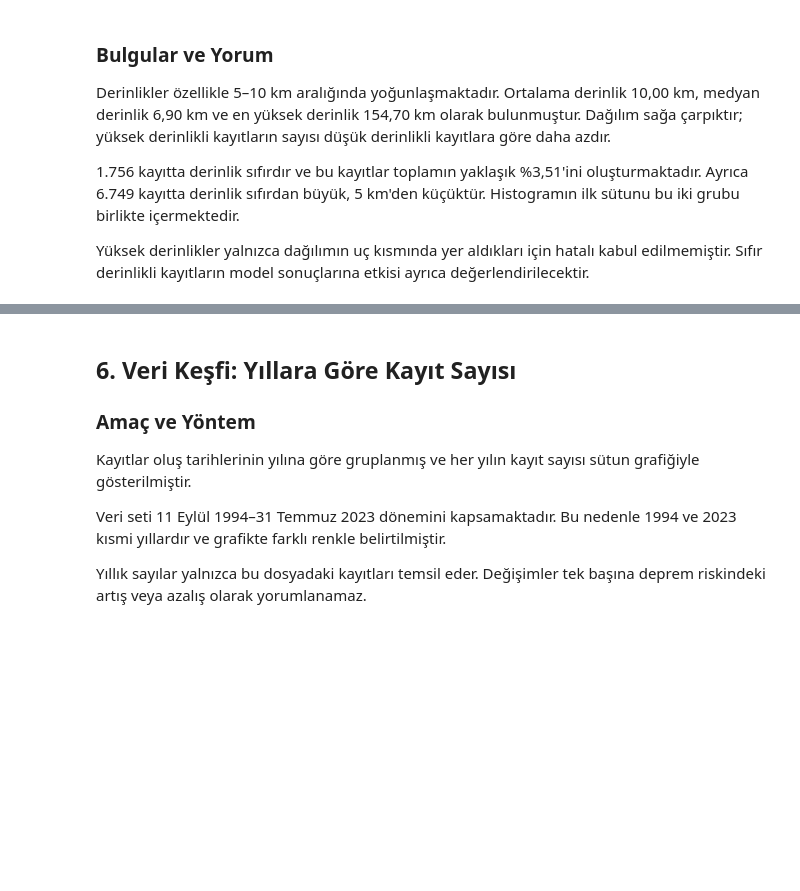
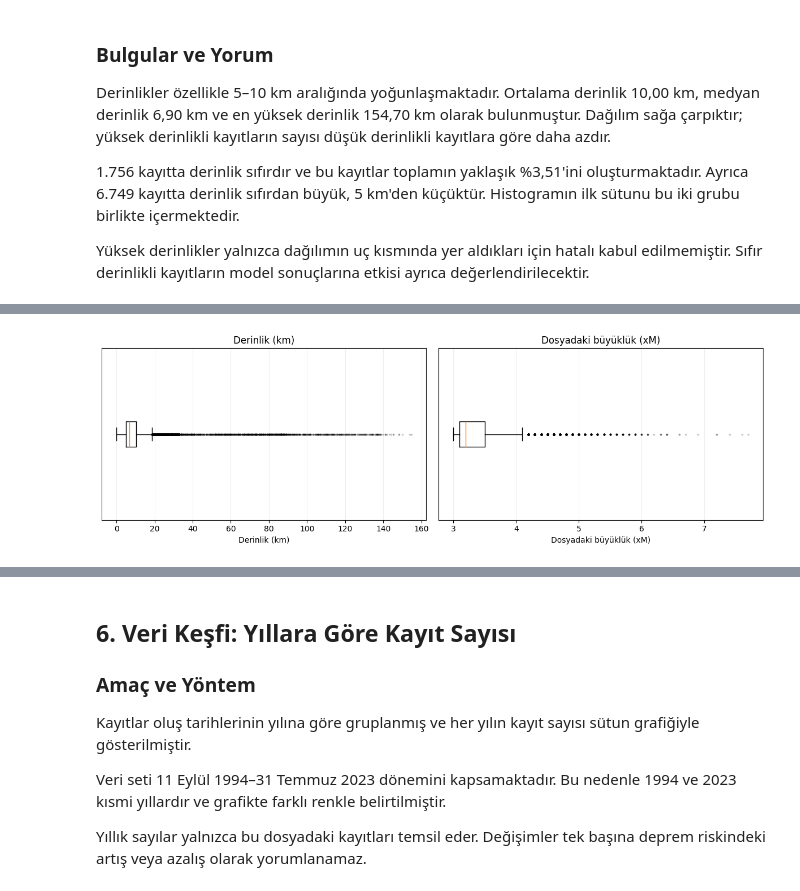
Before and after one commit to rna03/turkiye-deprem-kumeleme, a Jupyter notebook: Turkiye_Deprem_Kumeleme.ipynb, the cells around one changed output, grey strips where cells are left out. Drawn from its saved outputs; the diff is of its cells as text; code cells hidden in the pictures; blank space fills up the shorter version.

```diff
--- a/Turkiye_Deprem_Kumeleme.ipynb
+++ b/Turkiye_Deprem_Kumeleme.ipynb
@@ -442,0 +461,90 @@ model sonuçlarına etkisi ayrıca değerlendirilecektir.
+# %%
+# Ana çalışma tablosunu değiştirmeden inceleme yap.
+aykiri_inceleme = deprem.copy()
+iqr_sonuclari = []
+
+for sutun in ["derinlik_km", "buyukluk"]:
+    degerler = aykiri_inceleme[sutun]
+
+    q1 = degerler.quantile(0.25)
+    q3 = degerler.quantile(0.75)
+    iqr = q3 - q1
+
+    alt_sinir = q1 - 1.5 * iqr
+    ust_sinir = q3 + 1.5 * iqr
+
+    altinda = degerler.lt(alt_sinir)
+    ustunde = degerler.gt(ust_sinir)
+    aday = altinda | ustunde
+
+    aykiri_inceleme[f"{sutun}_iqr_adayi"] = aday
+
+    iqr_sonuclari.append({
+        "ozellik": sutun,
+        "Q1": q1,
+        "Q3": q3,
+        "IQR": iqr,
+        "alt_sinir": alt_sinir,
+        "ust_sinir": ust_sinir,
+        "altinda_kayit": int(altinda.sum()),
+        "ustunde_kayit": int(ustunde.sum()),
+        "aday_orani_yuzde": aday.mean() * 100
+    })
+
+iqr_ozet = pd.DataFrame(iqr_sonuclari).set_index("ozellik")
+display(iqr_ozet.round(3))
+
+# İki alandan en az birinde işaretlenen kayıtları say.
+aday_sutunlari = [
+    "derinlik_km_iqr_adayi",
+    "buyukluk_iqr_adayi"
+]
+
+herhangi_biri = aykiri_inceleme[aday_sutunlari].any(axis=1)
+ikisi_birden = aykiri_inceleme[aday_sutunlari].all(axis=1)
+
+print("En az bir alanda IQR adayı:", herhangi_biri.sum())
+print("Her iki alanda IQR adayı:", ikisi_birden.sum())
+print("Bu işlemde silinen kayıt: 0")
+
+# Kutu grafikleri: kutu Q1–Q3 aralığını, ortadaki çizgi
+# medyanı, bıyık dışındaki noktalar uç gözlemleri gösterir.
+fig, axes = plt.subplots(1, 2, figsize=(12, 4))
+
+for ax, sutun, baslik in zip(
+    axes,
+    ["derinlik_km", "buyukluk"],
+    ["Derinlik (km)", "Dosyadaki büyüklük (xM)"]
+):
+    ax.boxplot(
+        aykiri_inceleme[sutun].dropna(),
+        vert=False,
+        whis=1.5,
+        flierprops={
+            "marker": ".",
+            "markersize": 3,
+            "alpha": 0.25
+        }
+    )
+    ax.set_title(baslik)
+    ax.set_xlabel(baslik)
+    ax.set_yticks([])
+    ax.grid(axis="x", alpha=0.2)
+
+plt.tight_layout()
+plt.show()
+
+print("\nEn yüksek derinliğe sahip 5 kayıt:")
+display(
+    aykiri_inceleme.nlargest(5, "derinlik_km")[
+        ["deprem_kodu", "derinlik_km", "buyukluk", "yer"]
+    ]
+)
+
+print("\nEn yüksek büyüklüğe sahip 5 kayıt:")
+display(
+    aykiri_inceleme.nlargest(5, "buyukluk")[
+        ["deprem_kodu", "derinlik_km", "buyukluk", "yer"]
+    ]
+)
+# %% [output]
@@ -442,0 +558 @@ model sonuçlarına etkisi ayrıca değerlendirilecektir.
+[figure, added]
```
Also changed, not shown: parts of 3 cells of this notebook.
